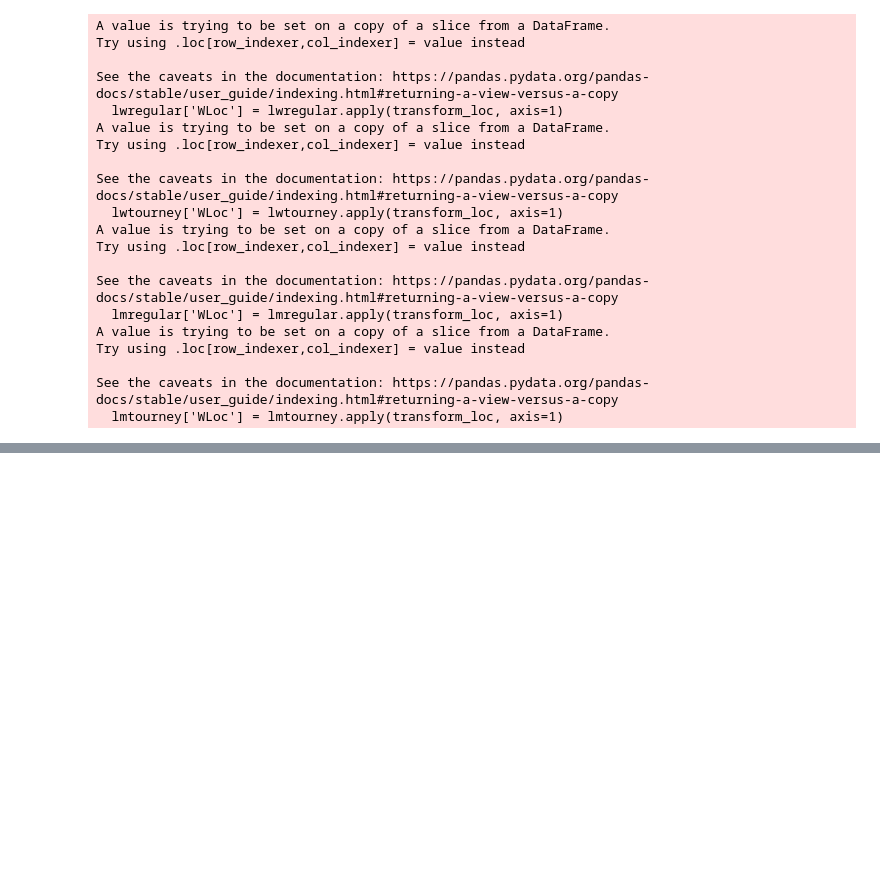
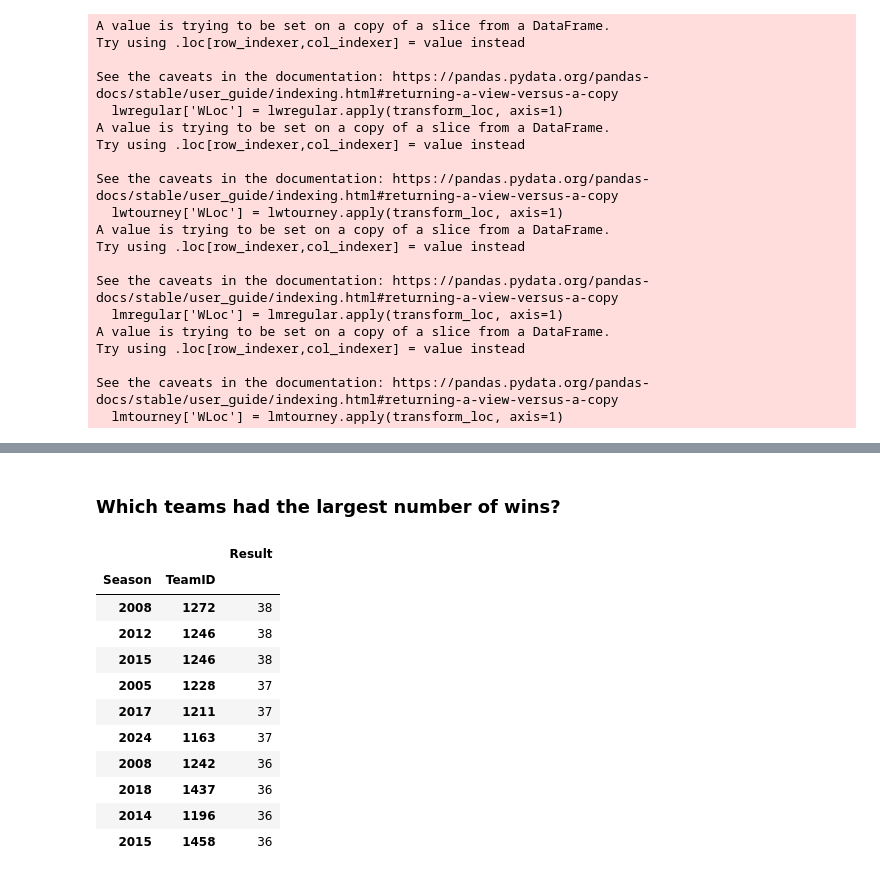
Before and after one commit to KacperUrban/Forecasting-NCAA-BB, a Jupyter notebook: EDA.ipynb, the cells around one changed output, grey strips where cells are left out. Saved outputs shown, nothing was run; the diff lists cells and outputs as text; code cells hidden in the pictures; blank space fills up the shorter version.

```diff
--- a/EDA.ipynb
+++ b/EDA.ipynb
@@ -833,3 +845,20 @@ display(womendetailedresults.head(5))
 | 2 | 2010 | 11 | 3166 | 77 | H | 27 | 68 | 13 | 31 | 10 | 16 | ... |
 | 3 | 2010 | 11 | 3162 | 79 | H | 33 | 57 | 7 | 18 | 6 | 7 | ... |
 | 4 | 2010 | 11 | 3161 | 72 | H | 23 | 54 | 4 | 13 | 22 | 33 | ... |
+# %% [markdown]
+### Which teams had the largest number of wins?
+# %%
+mendetailedresults.groupby(["Season", "TeamID"]).agg({"Result": "sum"}).sort_values("Result", ascending=False).head(10)
+# %% [output]
+|  |  | Result |
+| Season | TeamID |  |
+| 2008 | 1272 | 38 |
+| 2012 | 1246 | 38 |
+| 2015 | 1246 | 38 |
+| 2005 | 1228 | 37 |
+| 2017 | 1211 | 37 |
+| 2024 | 1163 | 37 |
+| 2008 | 1242 | 36 |
+| 2018 | 1437 | 36 |
+| 2014 | 1196 | 36 |
+| 2015 | 1458 | 36 |
```
Also changed, not shown: parts of 4 cells of this notebook, 2 other files.
